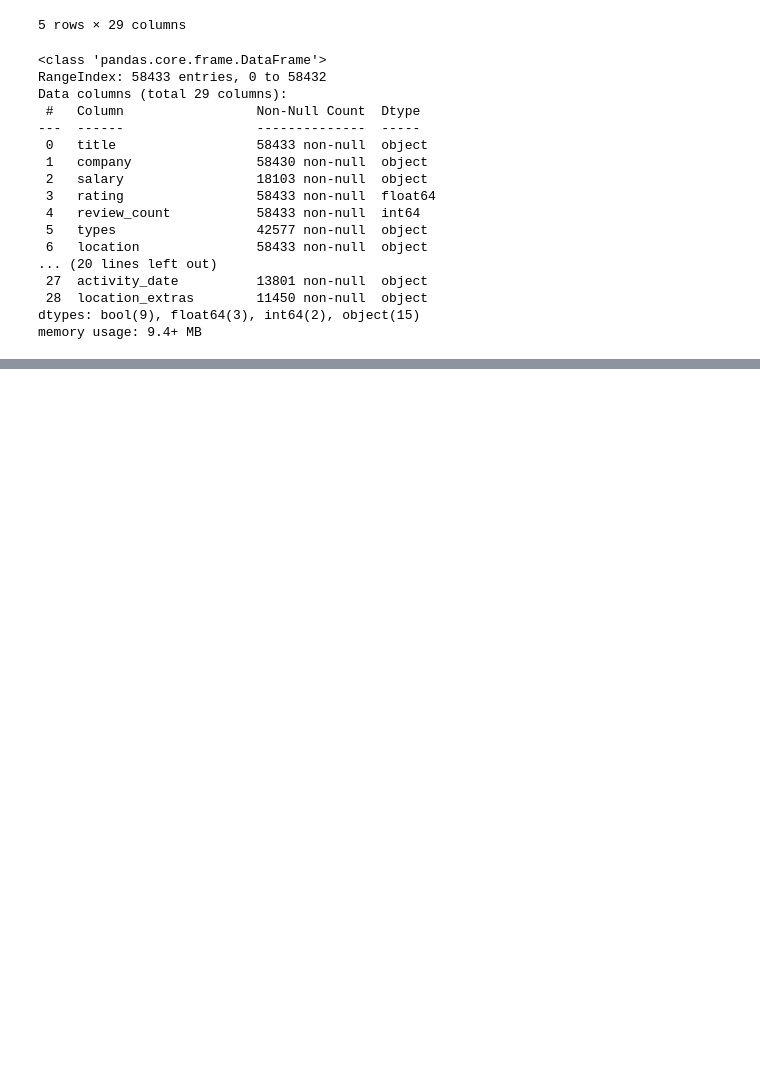
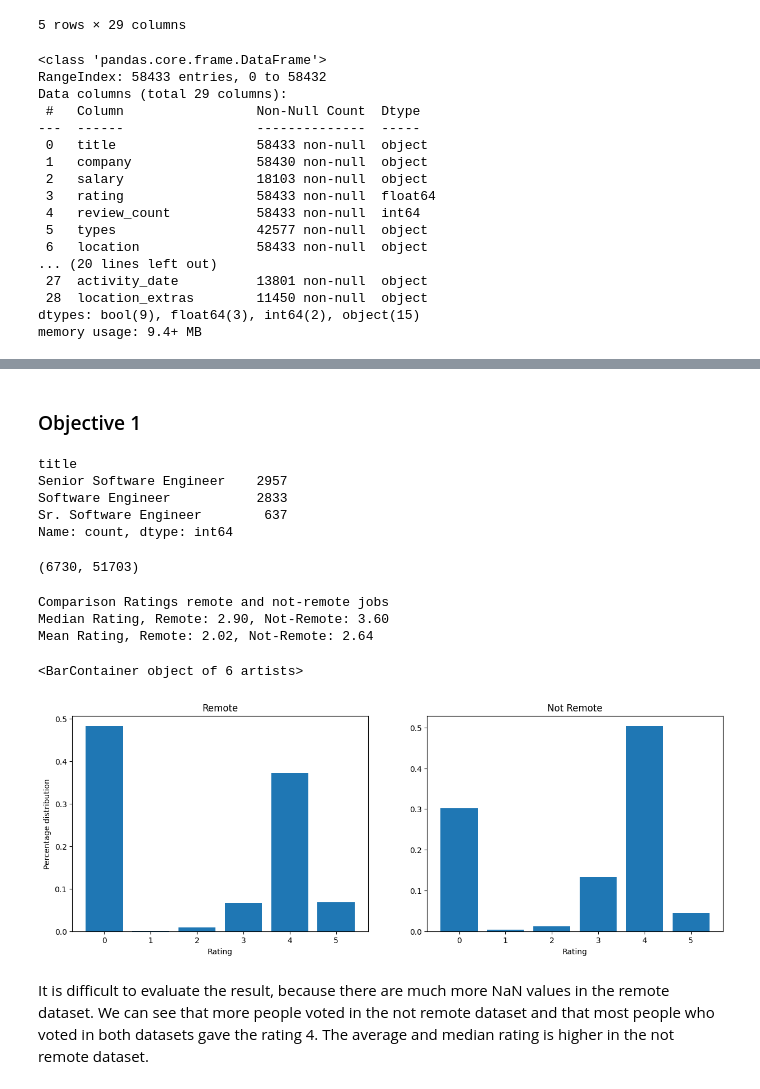
Before and after one commit to GermanPaul12/STADS-Python-Course, a Jupyter notebook: Project 8 Data Analysis US Software Engineers/Solution.ipynb, the cells around one changed output, grey strips where cells are left out. Drawn from its saved outputs; the diff is of its cells as text; code cells hidden in the pictures; blank space fills up the shorter version.

Commit message:
Add data analysis

```diff
--- a/Project 8 Data Analysis US Software Engineers/Solution.ipynb
+++ b/Project 8 Data Analysis US Software Engineers/Solution.ipynb
@@ -8,6 +9,6 @@ import matplotlib.pyplot as plt
 # %%
 # we read the csv and print the first 5 rows
-df = pd.read_csv('data.csv')
+df = pd.read_csv('expert_data.csv')
 df.head()
 # %% [output]
 |  | title | company | salary | rating | review_count | types | location | relative_time | hires_needed | ... |
@@ -40,0 +76,43 @@ memory usage: 9.4+ MB
+# %% [markdown]
+### Objective 1
+# %%
+df["title"].value_counts()[:3]
+# %% [output]
+title
+Senior Software Engineer    2957
+Software Engineer           2833
+Sr. Software Engineer        637
+Name: count, dtype: int64
+# %%
+remote = df[df["location"] == "Remote"]
+not_remote = df[df["location"] != "Remote"]
+len(remote),len(not_remote)
+# %% [output]
+(6730, 51703)
+# %%
+print("Comparison Ratings remote and not-remote jobs")
+print(f"Median Rating, Remote: {remote.rating.median():.2f}, Not-Remote: {not_remote.rating.median():.2f}")
+print(f"Mean Rating, Remote: {remote.rating.mean():.2f}, Not-Remote: {not_remote.rating.mean():.2f}")
+# %% [output]
+Comparison Ratings remote and not-remote jobs
+Median Rating, Remote: 2.90, Not-Remote: 3.60
+Mean Rating, Remote: 2.02, Not-Remote: 2.64
+# %%
+remote_distribution = (remote['rating'].map(lambda x: round(x, 0)).value_counts(normalize=True)).sort_index()
+remote_distribution
+# Calculate percentage distribution for not_remote dataframe
+not_remote_distribution = (not_remote['rating'].map(lambda x: round(x, 0)).value_counts(normalize=True)).sort_index()
+
+f, (ax1, ax2) = plt.subplots(1, 2, figsize=(15, 5))
+ax1.bar(remote_distribution.index, remote_distribution.values)
+ax1.set_title('Remote')
+ax2.set_title("Not Remote")
+ax1.set_xlabel('Rating')
+ax2.set_xlabel('Rating')
+ax1.set_ylabel('Percentage distribution')
+ax2.bar(not_remote_distribution.index, not_remote_distribution.values)
+# %% [output]
+<BarContainer object of 6 artists>
+[figure, added]
+# %% [markdown]
+It is difficult to evaluate the result, because there are much more NaN values in the remote dataset. We can see that more people voted in the not remote dataset and that most people who voted in both datasets gave the rating 4. The average and median rating is higher in the not remote dataset.
```
Also changed, not shown: parts of 8 cells of this notebook, 8 other files.
